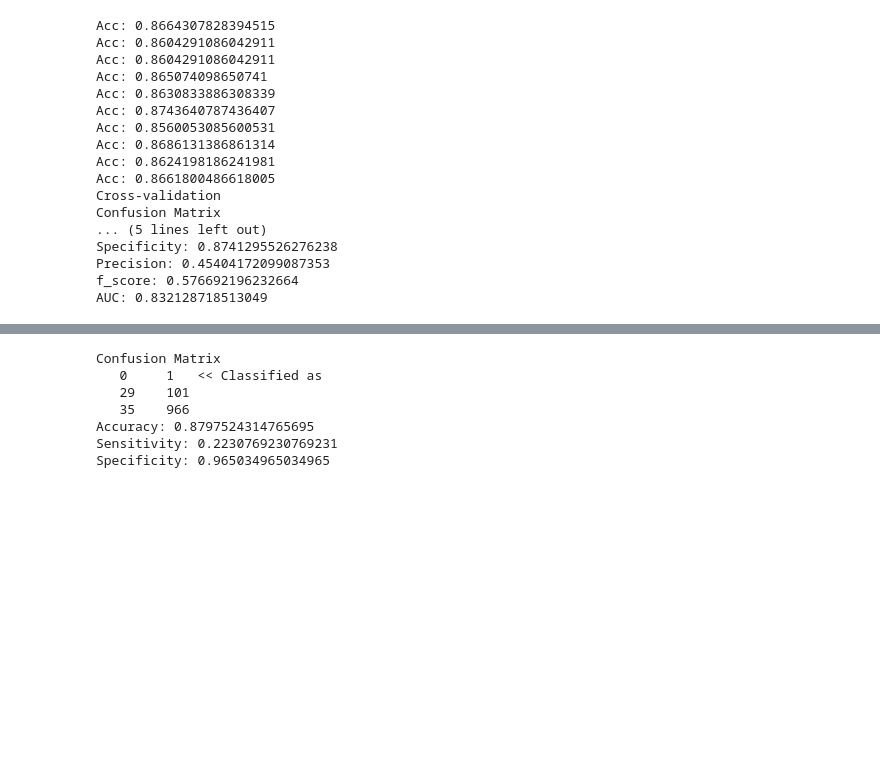
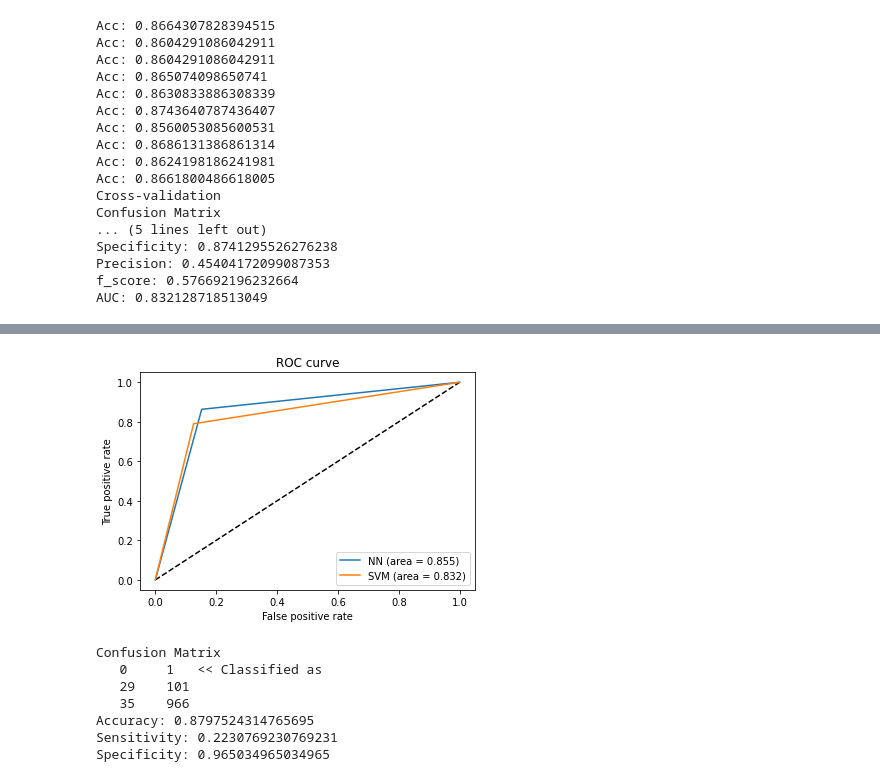
Before and after one commit to rahbarahsan/Bank-Marketing, a Jupyter notebook: Bank-marketting.ipynb, the cells around one changed output, grey strips where cells are left out. Saved outputs shown, nothing was run; the diff lists cells and outputs as text; code cells hidden in the pictures; blank space fills up the shorter version.

```diff
--- a/Bank-marketting.ipynb
+++ b/Bank-marketting.ipynb
@@ -739,3 +753,17 @@ AUC: 0.832128718513049
+# %%
+plt.figure(1)
+plt.plot([0, 1], [0, 1], 'k--')
+
+plt.plot(fpr_nn_c, tpr_nn_c, label='NN (area = {:.3f})'.format(auc_nn_c))
+plt.plot(fpr_svm_c, tpr_svm_c, label='SVM (area = {:.3f})'.format(auc_svm_c))
+
+plt.xlabel('False positive rate')
+plt.ylabel('True positive rate')
+plt.title('ROC curve')
+plt.legend(loc='best')
+plt.show()
+# %% [output]
+[figure, added]
 # %%
 # clf = svm.SVC(kernel="linear")
 # clf.fit(x_train, y_train)
```
Also changed, not shown: parts of 2 cells of this notebook.
